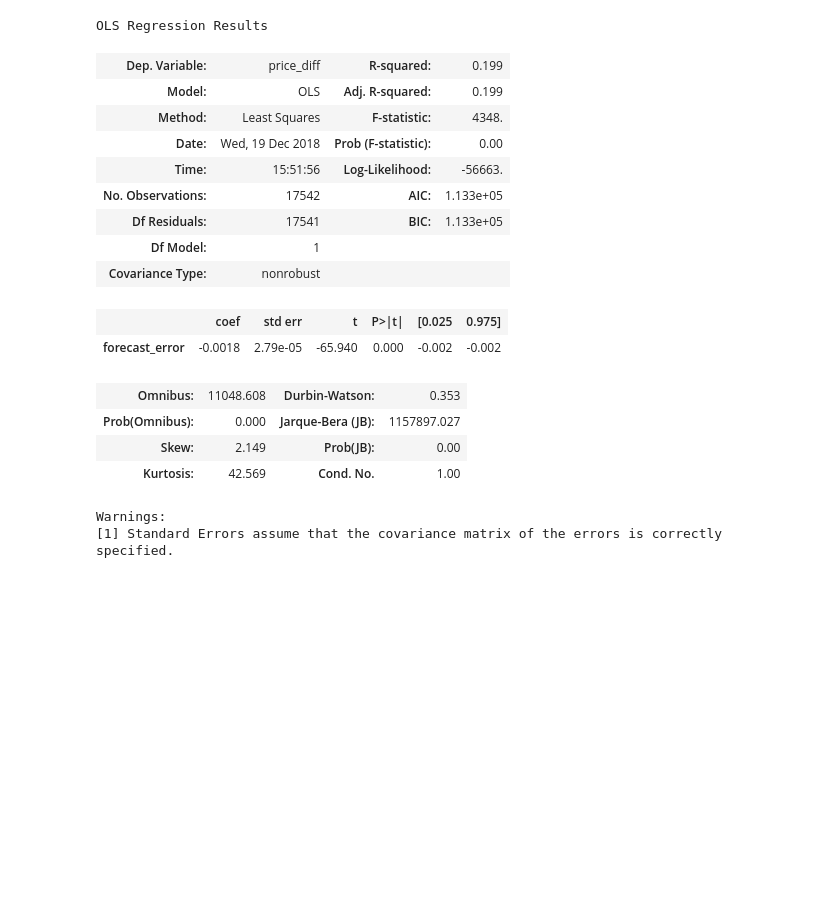
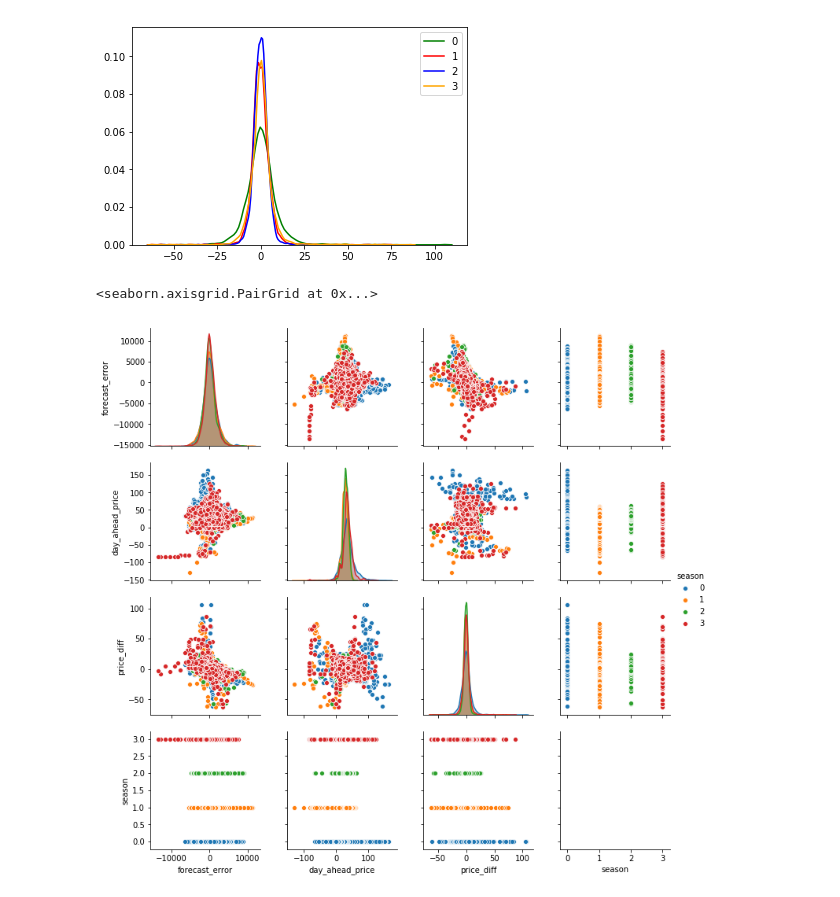
Before and after one commit to mauricepohl/pandas, a Jupyter notebook: 03_modeling/Modeling - Regression.ipynb, the cells around one changed output. Saved outputs shown, nothing was run; the diff lists cells and outputs as text; code cells hidden in the pictures; blank space fills up the shorter version.

Commit message:
Regression

```diff
--- a/03_modeling/Modeling - Regression.ipynb
+++ b/03_modeling/Modeling - Regression.ipynb
@@ -18,33 +17,0 @@ sns.pairplot(data, x_vars=["forecast_error", "weekday", "hour", "month", "total_
-# %%
-hour_dummies = pd.get_dummies(data.hour, prefix='hour')
-weekday_dummies = pd.get_dummies(data.weekday, prefix='weekday').iloc[:, 1:]
-month_dummies = pd.get_dummies(data.month, prefix='month').iloc[:, 1:]
-data = pd.concat([data, hour_dummies, weekday_dummies, month_dummies], axis=1)
-weekday_dummy_names = weekday_dummies.columns.values
-month_dummy_names = month_dummies.columns.values
-hour_dummy_names = hour_dummies.columns.values
-feature_cols = ["forecast_error", "total_generation_forecast"] + list(weekday_dummy_names) + list(month_dummy_names)
-               # + list(hour_dummy_names)
-
-x = data[feature_cols]
-y = data["price_diff"]
-
-model = LinearRegression(fit_intercept =True)
-reg = model.fit(x, y, 1)
-model_pred = model.predict(data[feature_cols])
-
-plt.scatter( data["forecast_error"] ,data["price_diff"], marker = 'x', c='g')
-xlim, ylim =(plt.gca().get_xlim(), plt.gca().get_ylim())
-plt.axhline(y=0, color='black')
-plt.axvline(x=0, color='black')
-plt.xlim(xlim)
-plt.ylim(ylim)
-plt.xlabel("Total Forecast Error")
-plt.ylabel("Price diff")
-plt.show()
-
-pp = pprint.PrettyPrinter(indent=4)
-print('Intercept: ', model.intercept_)
-pp.pprint(list(zip(feature_cols, model.coef_)))
-print ('The R^2 of linear regression is: ',r2_score(data["price_diff"], model_pred))
-print("Lower right quadrant: Produced more than forecasted, intraday price lower than day ahead price.")
@@ -71,27 +18,11 @@ Lower right quadrant: Produced more than forecasted, intraday price lower than d
-# %%
-x = data["forecast_error"]
-y = data["price_diff"]
-## fit a OLS model with intercept on TV and Radio
-X = sm.add_constant(x)
-est = sm.OLS(y, x).fit()
-
-est.summary()
-# %% [output]
-OLS Regression Results
-| Dep. Variable: | price_diff | R-squared: | 0.199 |
-| Model: | OLS | Adj. R-squared: | 0.199 |
-| Method: | Least Squares | F-statistic: | 4348. |
-| Date: | Wed, 19 Dec 2018 | Prob (F-statistic): | 0.00 |
-| Time: | 15:51:56 | Log-Likelihood: | -56663. |
-| No. Observations: | 17542 | AIC: | 1.133e+05 |
-| Df Residuals: | 17541 | BIC: | 1.133e+05 |
-| Df Model: | 1 |  |  |
-| Covariance Type: | nonrobust |  |  |
-|  | coef | std err | t | P>|t| | [0.025 | 0.975] |
-| forecast_error | -0.0018 | 2.79e-05 | -65.940 | 0.000 | -0.002 | -0.002 |
-| Omnibus: | 11048.608 | Durbin-Watson: | 0.353 |
-| Prob(Omnibus): | 0.000 | Jarque-Bera (JB): | 1157897.027 |
-| Skew: | 2.149 | Prob(JB): | 0.00 |
-| Kurtosis: | 42.569 | Cond. No. | 1.00 |
-Warnings:
-[1] Standard Errors assume that the covariance matrix of the errors is correctly specified.
+# %%
+colors = ["g", "r", "b", "orange"]
+for w in range(4):
+    sns.kdeplot(data[(data.season==w)].price_diff, label=w, color=colors[w])
+# %% [output]
+[figure, added]
+# %%
+sns.pairplot(data[["forecast_error", "day_ahead_price", "price_diff", "season"]], hue="season")
+# %% [output]
+<seaborn.axisgrid.PairGrid at 0x...>
+[figure, added]
```
Also changed, not shown: parts of 7 cells of this notebook.
